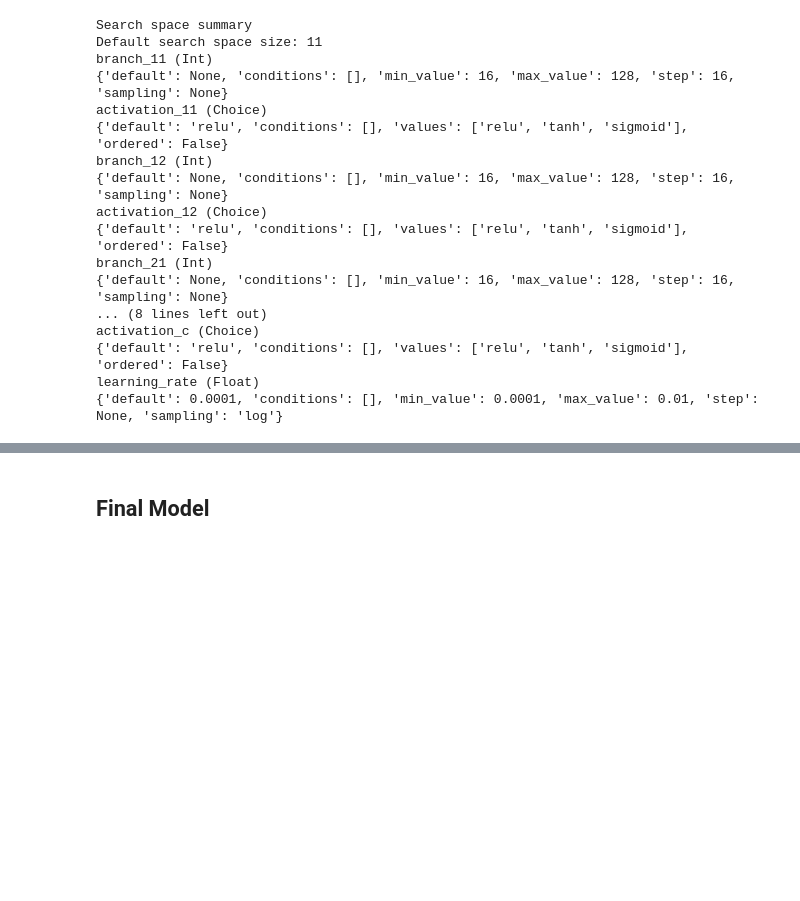
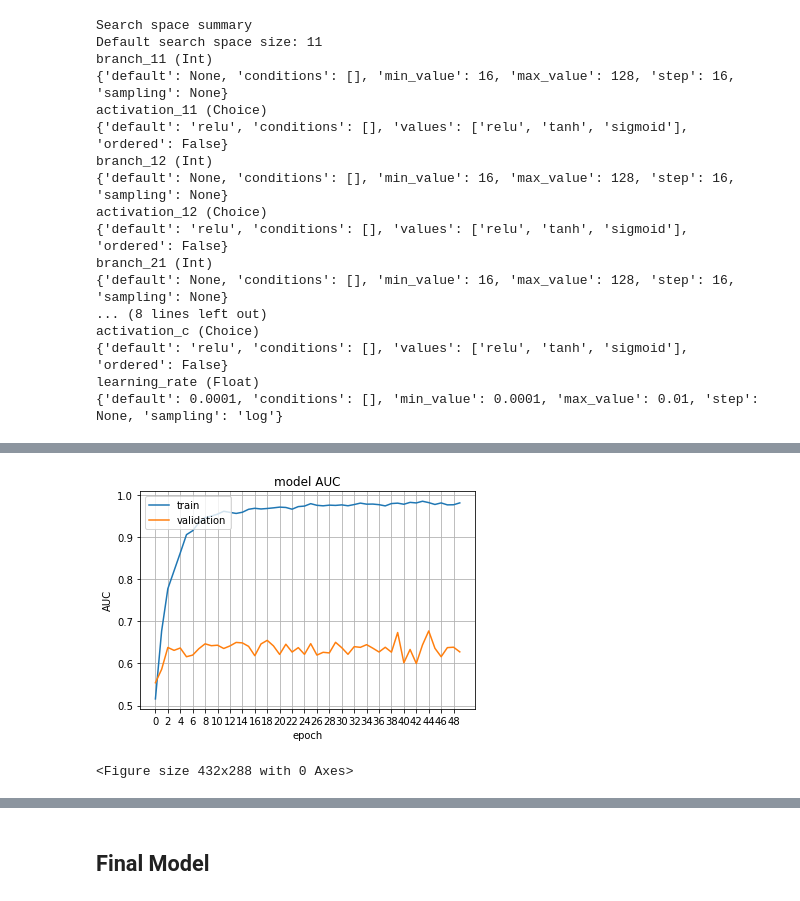
Before and after one commit to Johnnywang1899/Rotman_Datathon_Hockey_Game, a Jupyter notebook: Player Embedding.ipynb, the cells around one changed output, grey strips where cells are left out. Cells and saved outputs as stored; diff of their text form; code cells hidden in the pictures; blank space fills up the shorter version.

```diff
--- a/Player Embedding.ipynb
+++ b/Player Embedding.ipynb
@@ -428,0 +496,14 @@ Score: 0.9534065127372742
+# %%
+plt.plot(history.history['auc'])
+plt.plot(history.history['val_auc'])
+plt.title('model AUC')
+plt.ylabel('AUC')
+plt.xlabel('epoch')
+plt.legend(['train', 'validation'], loc='upper left')
+plt.xticks(range(0,50, 2))
+plt.grid()
+plt.show()
+plt.savefig(path + "/auc.png")
+# %% [output]
+[figure, added]
+<Figure size 432x288 with 0 Axes>
```
Also changed, not shown: parts of 17 cells of this notebook.
